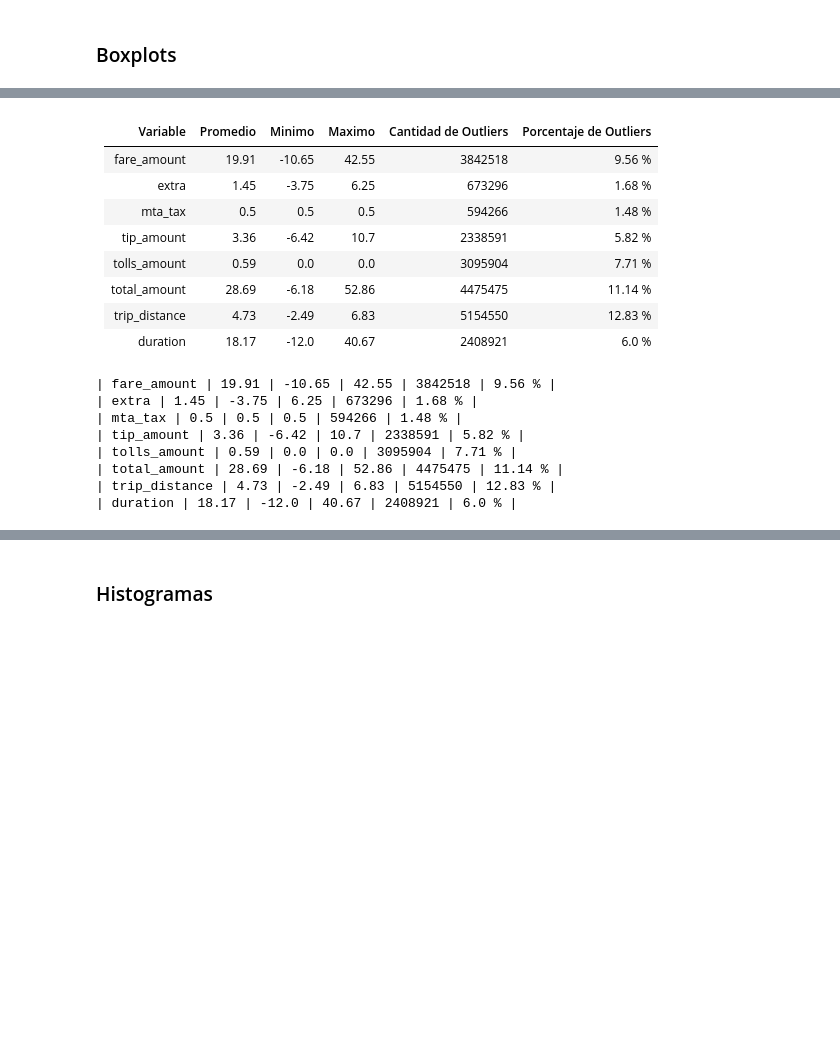
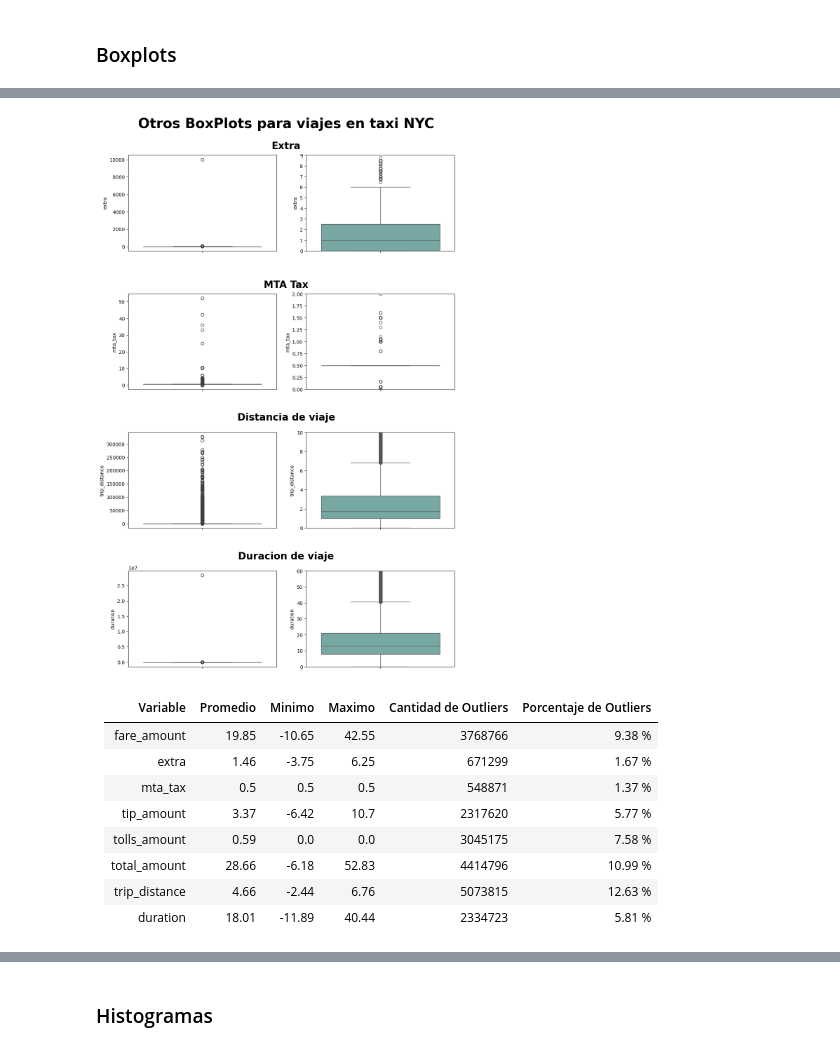
Before and after one commit to Rizo12G/Proyecto_final_henry, a Jupyter notebook: ETL/ETL_taxis.ipynb, the cells around one changed output, grey strips where cells are left out. Saved outputs shown, nothing was run; the diff lists cells and outputs as text; code cells hidden in the pictures; blank space fills up the shorter version.

```diff
--- a/ETL/ETL_taxis.ipynb
+++ b/ETL/ETL_taxis.ipynb
@@ -375,3 +429,32 @@ var_cuanti = taxis[['fare_amount', 'extra', 'mta_tax', 'tip_amount', 'tolls_amou
+# %%
+fig, ax = plt.subplots(4, 2, figsize=(12, 18))
+fig.suptitle('Otros BoxPlots para viajes en taxi NYC', fontsize=28, fontweight='bold')
+plt.subplots_adjust(top = 0.92, hspace=0.45)
+
+fig.text(0.5, 0.93, 'Extra', ha='center', fontsize=20, fontweight='bold')
+fig.text(0.5, 0.71, 'MTA Tax', ha='center', fontsize=20, fontweight='bold')
+fig.text(0.5, 0.50, 'Distancia de viaje', ha='center', fontsize=20, fontweight='bold')
+fig.text(0.5, 0.28, 'Duracion de viaje', ha='center', fontsize=20, fontweight='bold')
+
+sns.boxplot(data=var_cuanti, y='extra', ax = ax[0,0])
+sns.boxplot(data=var_cuanti, y='extra', saturation=0.3, color='turquoise', ax = ax[0,1])
+ax[0,1].set_ylim(0, 9)
+
+sns.boxplot(data=var_cuanti, y='mta_tax', ax = ax[1,0])
+sns.boxplot(data=var_cuanti, y='mta_tax', saturation=0.3, color='turquoise', ax = ax[1,1])
+ax[1,1].set_ylim(0, 2)
+
+sns.boxplot(data=var_cuanti, y='trip_distance', ax = ax[2,0])
+sns.boxplot(data=var_cuanti, y='trip_distance', saturation=0.3, color='turquoise', ax = ax[2,1])
+ax[2,1].set_ylim(0,10)
+
+sns.boxplot(data=var_cuanti, y='duration', ax = ax[3,0])
+sns.boxplot(data=var_cuanti, y='duration', saturation=0.3, color='turquoise', ax=ax[3,1])
+ax[3,1].set_ylim(0, 60)
+
+plt.show()
+# %% [output]
+[figure, added]
 # %%
 def outliers (col):
     '''
@@ -397,24 +481,11 @@ var_cuanti.to_parquet('var_cuanti.parquet')
 # %% [markdown]
 | Variable | Promedio | Minimo | Maximo | Cantidad de Outliers | Porcentaje de Outliers |
 | -------- | -------- | ------ | ------ | -------------------- | ---------------------- |
-| fare_amount | 19.91 | -10.65 | 42.55 | 3842518 | 9.56 % |
-| extra | 1.45 | -3.75 | 6.25 | 673296 | 1.68 % |
-| mta_tax | 0.5 | 0.5 | 0.5 | 594266 | 1.48 % |
-| tip_amount | 3.36 | -6.42 | 10.7 | 2338591 | 5.82 % |
-| tolls_amount | 0.59 | 0.0 | 0.0 | 3095904 | 7.71 % |
-| total_amount | 28.69 | -6.18 | 52.86 | 4475475 | 11.14 % |
-| trip_distance | 4.73 | -2.49 | 6.83 | 5154550 | 12.83 % |
-| duration | 18.17 | -12.0 | 40.67 | 2408921 | 6.0 % |
+| fare_amount | 19.85 | -10.65 | 42.55 | 3768766 | 9.38 % |
+| extra | 1.46 | -3.75 | 6.25 | 671299 | 1.67 % |
+| mta_tax | 0.5 | 0.5 | 0.5 | 548871 | 1.37 % |
+| tip_amount | 3.37 | -6.42 | 10.7 | 2317620 | 5.77 % |
+| tolls_amount | 0.59 | 0.0 | 0.0 | 3045175 | 7.58 % |
+| total_amount | 28.66 | -6.18 | 52.83 | 4414796 | 10.99 % |
+| trip_distance | 4.66 | -2.44 | 6.76 | 5073815 | 12.63 % |
+| duration | 18.01 | -11.89 | 40.44 | 2334723 | 5.81 % |
-# %%
-for i in var_cuanti.columns:
-
-  outliers(i)
-# %% [output]
-| fare_amount | 19.91 | -10.65 | 42.55 | 3842518 | 9.56 % |
-| extra | 1.45 | -3.75 | 6.25 | 673296 | 1.68 % |
-| mta_tax | 0.5 | 0.5 | 0.5 | 594266 | 1.48 % |
-| tip_amount | 3.36 | -6.42 | 10.7 | 2338591 | 5.82 % |
-| tolls_amount | 0.59 | 0.0 | 0.0 | 3095904 | 7.71 % |
-| total_amount | 28.69 | -6.18 | 52.86 | 4475475 | 11.14 % |
-| trip_distance | 4.73 | -2.49 | 6.83 | 5154550 | 12.83 % |
-| duration | 18.17 | -12.0 | 40.67 | 2408921 | 6.0 % |
```
Also changed, not shown: parts of 33 cells of this notebook, 2 other files.
